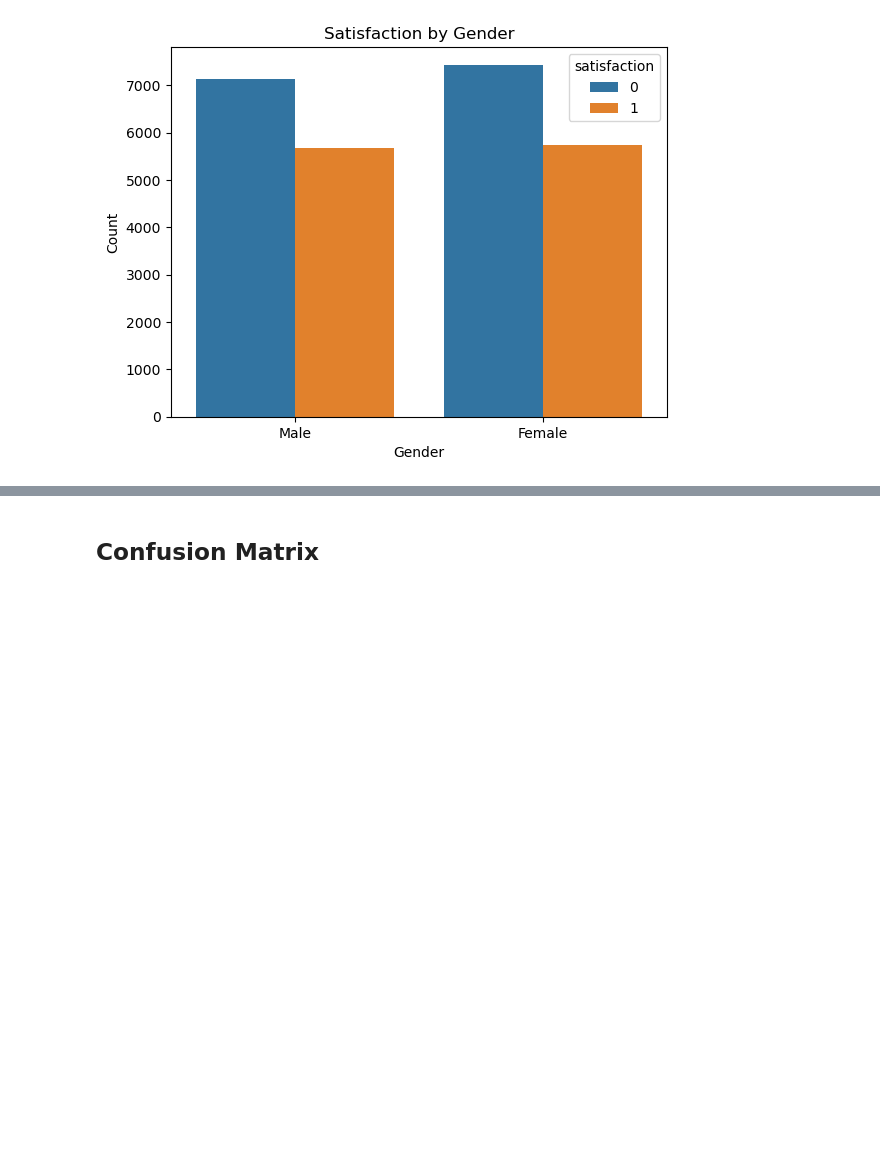
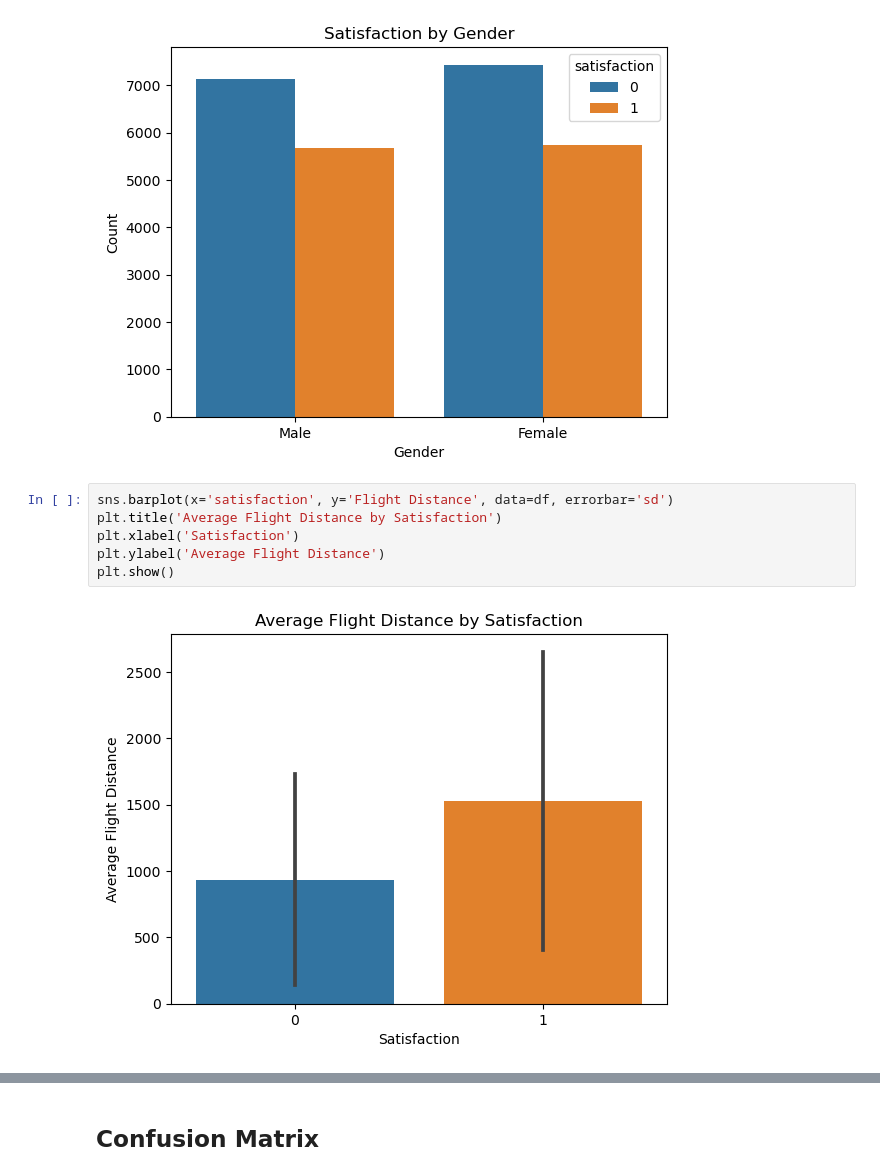
Before and after one commit to DayanAguilar/final_project_sis_int, a Jupyter notebook: neural_netowrk.ipynb, the cells around one changed output, grey strips where cells are left out. Cells and saved outputs as stored; diff of their text form; blank space fills up the shorter version.

```diff
--- a/neural_netowrk.ipynb
+++ b/neural_netowrk.ipynb
@@ -225,3 +225,11 @@ plt.xticks([0, 1], ['Male', 'Female'])
 plt.show()
 # %% [output]
 [figure]
+# %%
+sns.barplot(x='satisfaction', y='Flight Distance', data=df, errorbar='sd')
+plt.title('Average Flight Distance by Satisfaction')
+plt.xlabel('Satisfaction')
+plt.ylabel('Average Flight Distance')
+plt.show()
+# %% [output]
+[figure, added]
```
Also changed, not shown: parts of 5 cells of this notebook.
